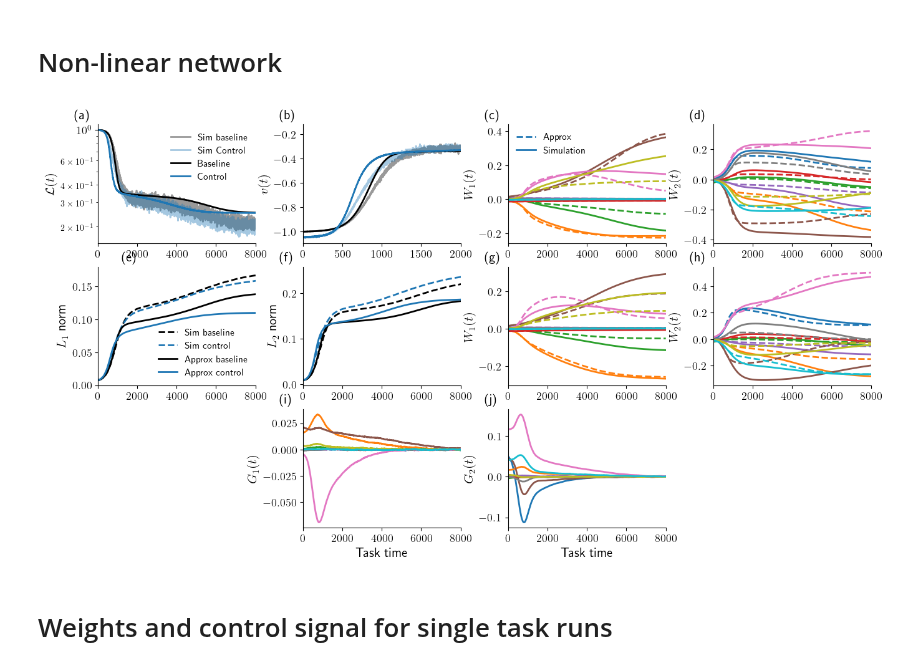
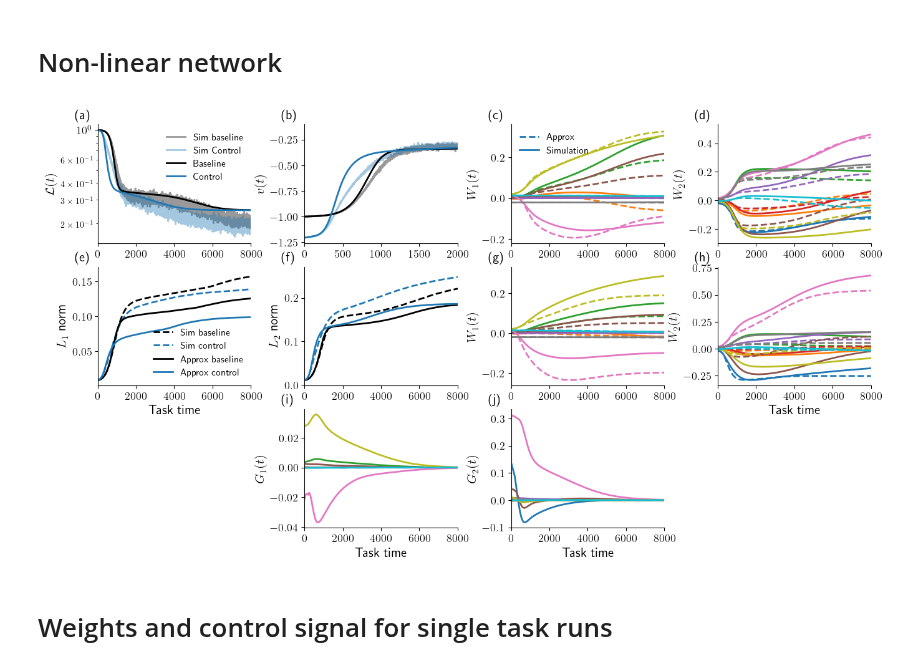
Before and after one commit to rodrigcd/neuromod, a Jupyter notebook: notebooks/appendix_plots.ipynb, the cells around one changed output. Saved outputs shown, nothing was run; the diff lists cells and outputs as text; code cells hidden in the pictures.

```diff
--- a/notebooks/appendix_plots.ipynb
+++ b/notebooks/appendix_plots.ipynb
@@ -10,26 +10,26 @@ Loading BokehJS ...
 # %% [markdown]
 # Non-linear network
 # %%
-results_path = "../results/non_linear_affine_correlated_19-01-2023_13-26-59-379"
+results_path = "../results/non_linear_affine_correlated_25-01-2023_15-06-06-388"
 results_manager = ResultsManager(results_path)
 # %%
 figsize=(8*2, 7/5*6)
 fontsize = 15
 line_width = 2
 n_weights = 10
 subplot_labels = np.array(["(a)", "(b)", "(c)", "(d)", "(e)", "(f)", "(g)", "(h)", "", "(i)", "(j)"])
 xlim = (0, 8000)
 xlim2 = (0, 2000)
 alpha = 0.4
 window_size = 200
 
 f, ax = non_linear_network_plots(results_manager, figsize=figsize, fontsize=fontsize, line_width=line_width,
                                  n_weights=n_weights, subplot_labels=subplot_labels, xlim=xlim, xlim2=xlim2,
                                  alpha=alpha, window_size=window_size)
-f.subplots_adjust(wspace=0.3)
+f.subplots_adjust(wspace=0.35)
 plt.savefig("paper_figures/non_linear_network.pdf", bbox_inches="tight")
 # %% [output]
-[figure, old version]
+[figure, new version]
 # %% [markdown]
 # Weights and control signal for single task runs
 # %%
```
Also changed, not shown: parts of 3 cells of this notebook, 18 other files.
